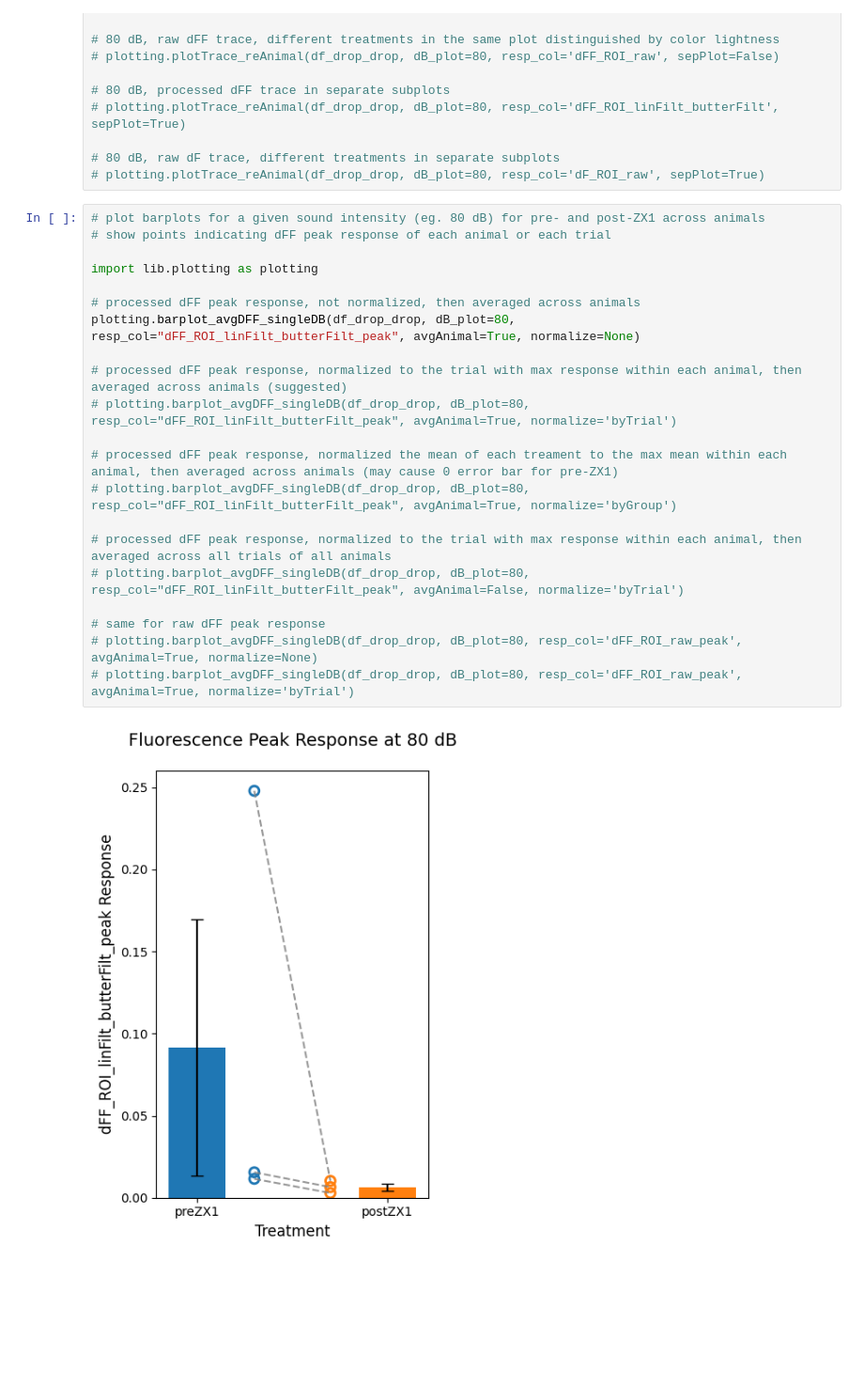
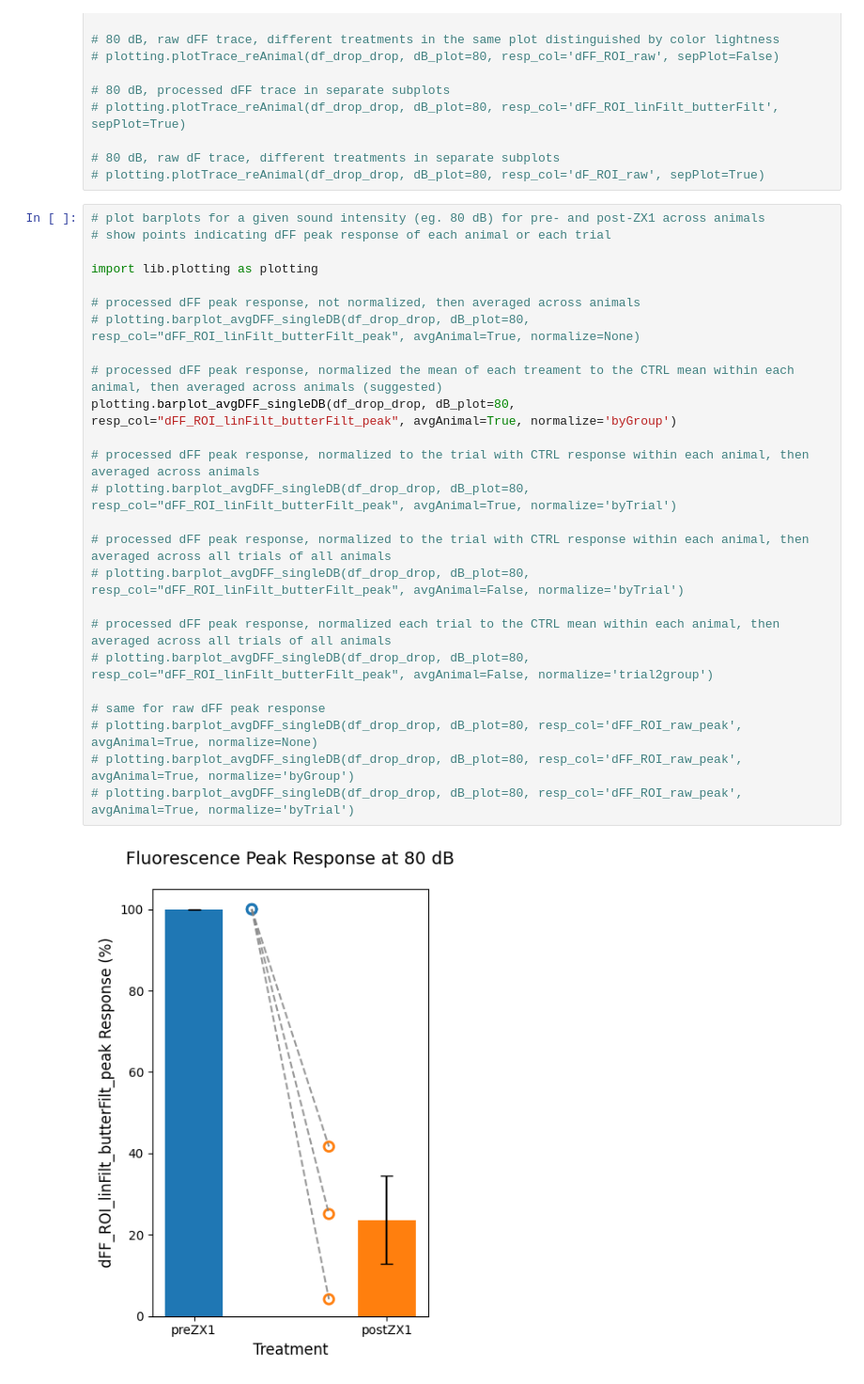
Before and after one commit to xiubert/pyFluo, a Jupyter notebook: src/analysis_acrossAnimal.ipynb, the cells around one changed output. Shown at 94% size. Cells and saved outputs as stored; diff of their text form; blank space fills up the shorter version.

Commit message:
Added normalize == 'trial2group' option to function 'barplot_avgDFF_singleDB'

```diff
--- a/src/analysis_acrossAnimal.ipynb
+++ b/src/analysis_acrossAnimal.ipynb
@@ -205,24 +205,28 @@ plotting.plotTrace_reAnimal(df_drop_drop, dB_plot=80, resp_col='dFF_ROI_raw', se
 # %%
 # plot barplots for a given sound intensity (eg. 80 dB) for pre- and post-ZX1 across animals
 # show points indicating dFF peak response of each animal or each trial
 
 import lib.plotting as plotting
 
 # processed dFF peak response, not normalized, then averaged across animals
-plotting.barplot_avgDFF_singleDB(df_drop_drop, dB_plot=80, resp_col="dFF_ROI_linFilt_butterFilt_peak", avgAnimal=True, normalize=None)
+# plotting.barplot_avgDFF_singleDB(df_drop_drop, dB_plot=80, resp_col="dFF_ROI_linFilt_butterFilt_peak", avgAnimal=True, normalize=None)
 
-# processed dFF peak response, normalized to the trial with max response within each animal, then averaged across animals (suggested)
+# processed dFF peak response, normalized the mean of each treament to the CTRL mean within each animal, then averaged across animals (suggested)
+plotting.barplot_avgDFF_singleDB(df_drop_drop, dB_plot=80, resp_col="dFF_ROI_linFilt_butterFilt_peak", avgAnimal=True, normalize='byGroup')
+
+# processed dFF peak response, normalized to the trial with CTRL response within each animal, then averaged across animals
 # plotting.barplot_avgDFF_singleDB(df_drop_drop, dB_plot=80, resp_col="dFF_ROI_linFilt_butterFilt_peak", avgAnimal=True, normalize='byTrial')
 
-# processed dFF peak response, normalized the mean of each treament to the max mean within each animal, then averaged across animals (may cause 0 error bar for pre-ZX1)
-# plotting.barplot_avgDFF_singleDB(df_drop_drop, dB_plot=80, resp_col="dFF_ROI_linFilt_butterFilt_peak", avgAnimal=True, normalize='byGroup')
+# processed dFF peak response, normalized to the trial with CTRL response within each animal, then averaged across all trials of all animals
+# plotting.barplot_avgDFF_singleDB(df_drop_drop, dB_plot=80, resp_col="dFF_ROI_linFilt_butterFilt_peak", avgAnimal=False, normalize='byTrial')
 
-# processed dFF peak response, normalized to the trial with max response within each animal, then averaged across all trials of all animals
-# plotting.barplot_avgDFF_singleDB(df_drop_drop, dB_plot=80, resp_col="dFF_ROI_linFilt_butterFilt_peak", avgAnimal=False, normalize='byTrial')
+# processed dFF peak response, normalized each trial to the CTRL mean within each animal, then averaged across all trials of all animals
+# plotting.barplot_avgDFF_singleDB(df_drop_drop, dB_plot=80, resp_col="dFF_ROI_linFilt_butterFilt_peak", avgAnimal=False, normalize='trial2group')
 
 # same for raw dFF peak response
 # plotting.barplot_avgDFF_singleDB(df_drop_drop, dB_plot=80, resp_col='dFF_ROI_raw_peak', avgAnimal=True, normalize=None)
+# plotting.barplot_avgDFF_singleDB(df_drop_drop, dB_plot=80, resp_col='dFF_ROI_raw_peak', avgAnimal=True, normalize='byGroup')
 # plotting.barplot_avgDFF_singleDB(df_drop_drop, dB_plot=80, resp_col='dFF_ROI_raw_peak', avgAnimal=True, normalize='byTrial')
 # %% [output]
-[figure, old version]
+[figure, new version]
 |  | treatment | count | mean | std | sem |
```
Also changed, not shown: parts of 2 cells of this notebook, 2 other files.
